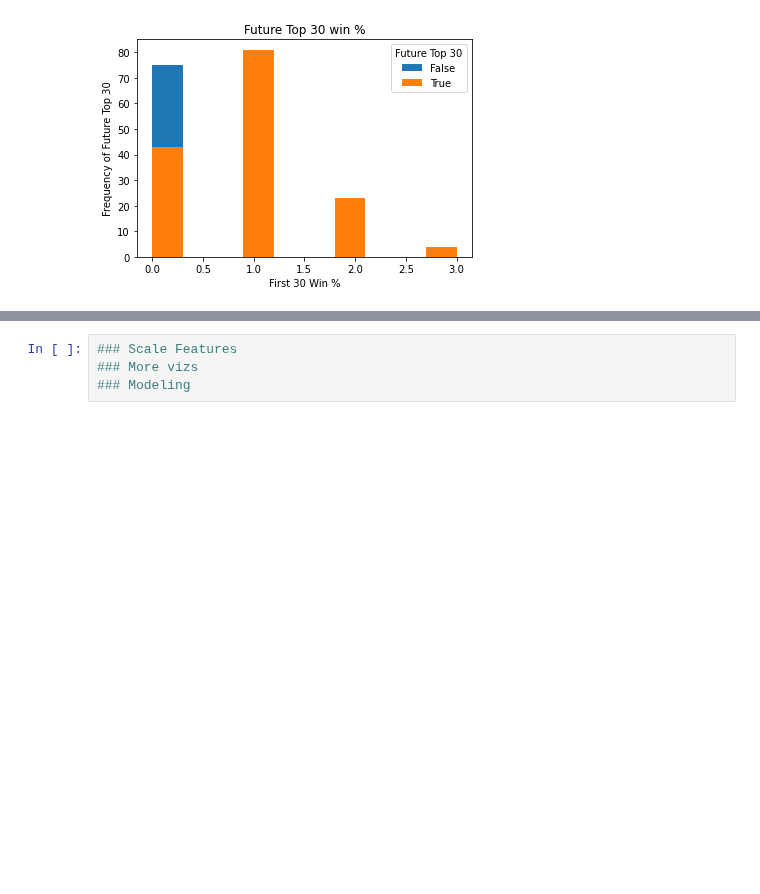
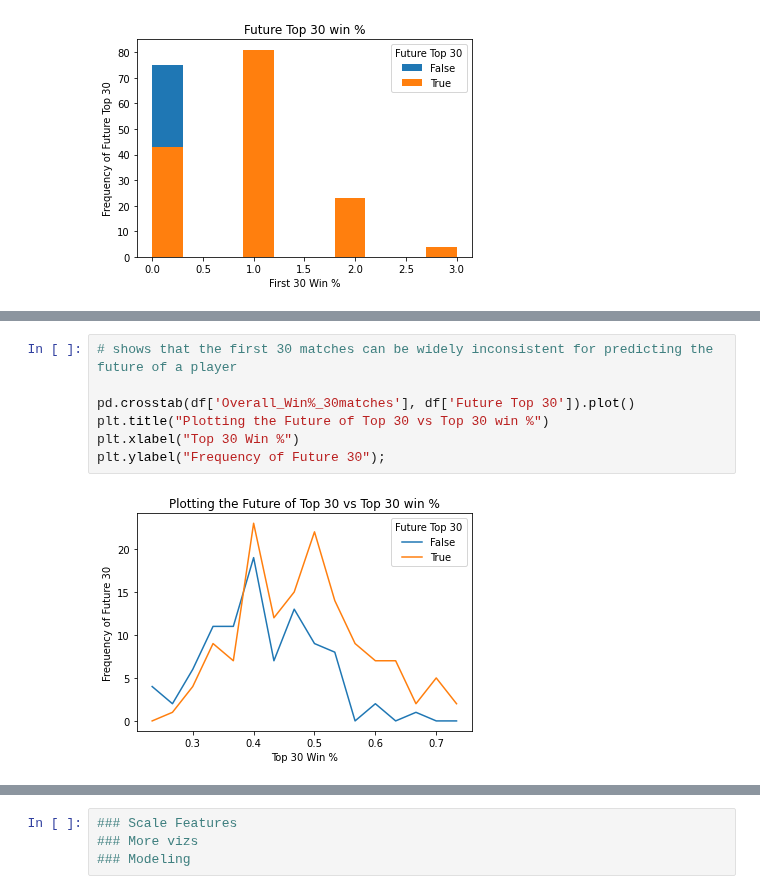
Before and after one commit to Racket-Science/Tennis-Match-Predictions, a Jupyter notebook: Notebooks/daniels_top30_prediction.ipynb, the cells around one changed output, grey strips where cells are left out. Cells and saved outputs as stored; diff of their text form; blank space fills up the shorter version.

```diff
--- a/Notebooks/daniels_top30_prediction.ipynb
+++ b/Notebooks/daniels_top30_prediction.ipynb
@@ -77,0 +106,9 @@ plt.ylabel('Frequency of Future Top 30');
+# %%
+# shows that the first 30 matches can be widely inconsistent for predicting the future of a player
+
+pd.crosstab(df['Overall_Win%_30matches'], df['Future Top 30']).plot()
+plt.title("Plotting the Future of Top 30 vs Top 30 win %")
+plt.xlabel("Top 30 Win %")
+plt.ylabel("Frequency of Future 30");
+# %% [output]
+[figure, added]
```
Also changed, not shown: parts of 6 cells of this notebook.
